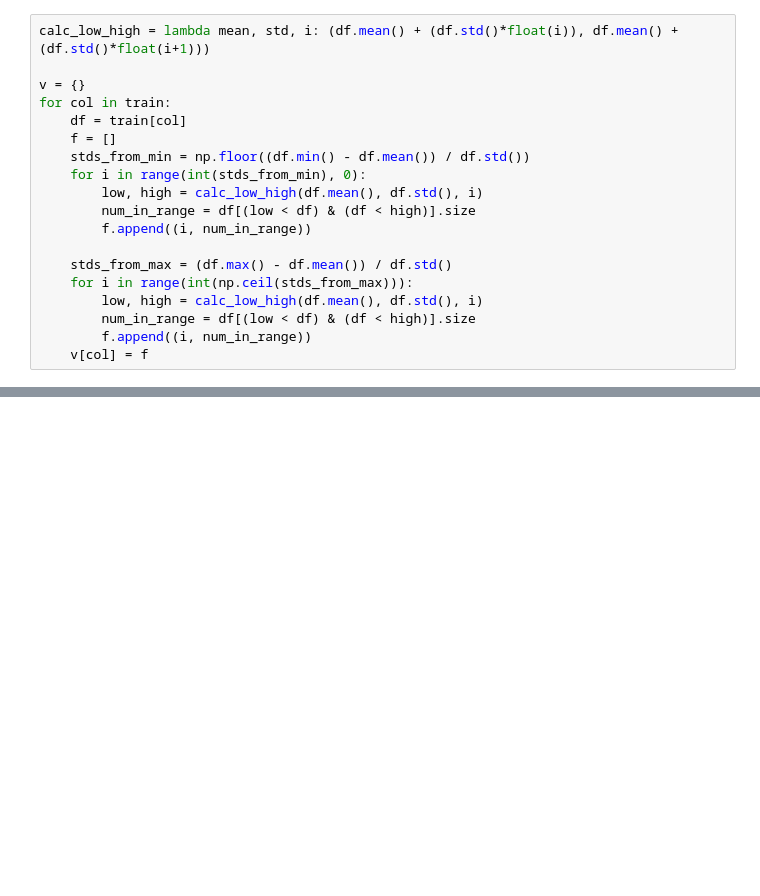
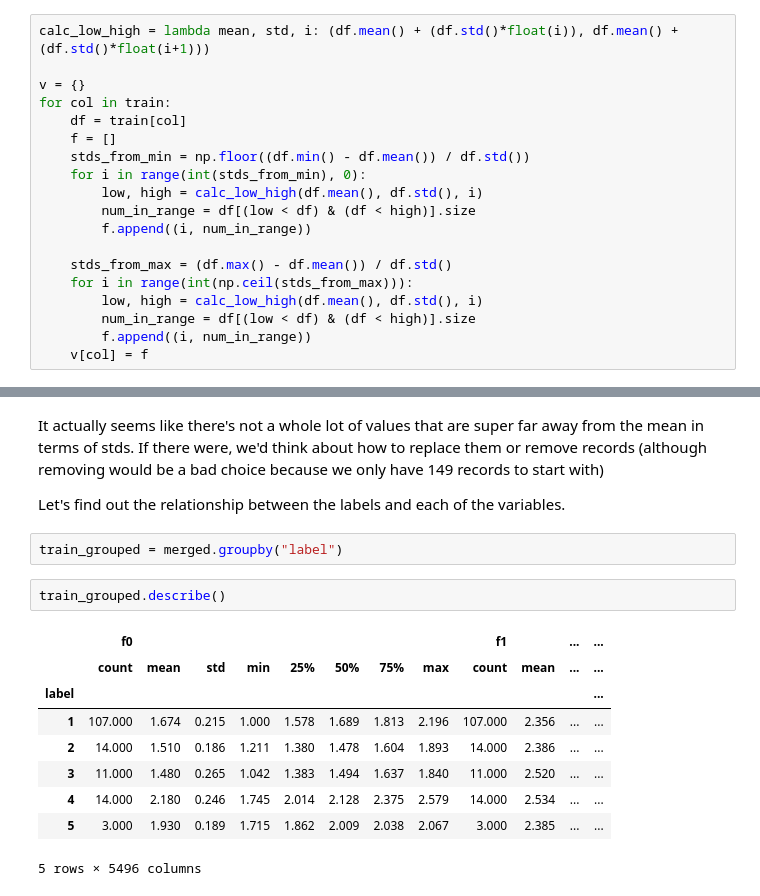
Before and after one commit to calebdre/Machine-Learning-Project, a Jupyter notebook: part1/explore.ipynb, the cells around one changed output, grey strips where cells are left out. Drawn from its saved outputs; the diff is of its cells as text; blank space fills up the shorter version.

```diff
--- a/part1/explore.ipynb
+++ b/part1/explore.ipynb
@@ -256,0 +299,18 @@ for key in v:
+# %% [markdown]
+It actually seems like there's not a whole lot of values that are super far away from the mean in terms of stds. If there were, we'd think about how to replace them or remove records (although removing would be a bad choice because we only have 149 records to start with)
+
+Let's find out the relationship between the labels and each of the variables.
+# %%
+train_grouped = merged.groupby("label")
+# %%
+train_grouped.describe()
+# %% [output]
+|  | f0 |  |  |  |  |  |  |  | f1 |  | ... | ... |
+|  | count | mean | std | min | 25% | 50% | 75% | max | count | mean | ... | ... |
+| label |  |  |  |  |  |  |  |  |  |  |  | ... |
+| 1 | 107.000 | 1.674 | 0.215 | 1.000 | 1.578 | 1.689 | 1.813 | 2.196 | 107.000 | 2.356 | ... | ... |
+| 2 | 14.000 | 1.510 | 0.186 | 1.211 | 1.380 | 1.478 | 1.604 | 1.893 | 14.000 | 2.386 | ... | ... |
+| 3 | 11.000 | 1.480 | 0.265 | 1.042 | 1.383 | 1.494 | 1.637 | 1.840 | 11.000 | 2.520 | ... | ... |
+| 4 | 14.000 | 2.180 | 0.246 | 1.745 | 2.014 | 2.128 | 2.375 | 2.579 | 14.000 | 2.534 | ... | ... |
+| 5 | 3.000 | 1.930 | 0.189 | 1.715 | 1.862 | 2.009 | 2.038 | 2.067 | 3.000 | 2.385 | ... | ... |
+5 rows × 5496 columns
```
Also changed, not shown: parts of 9 cells of this notebook.
